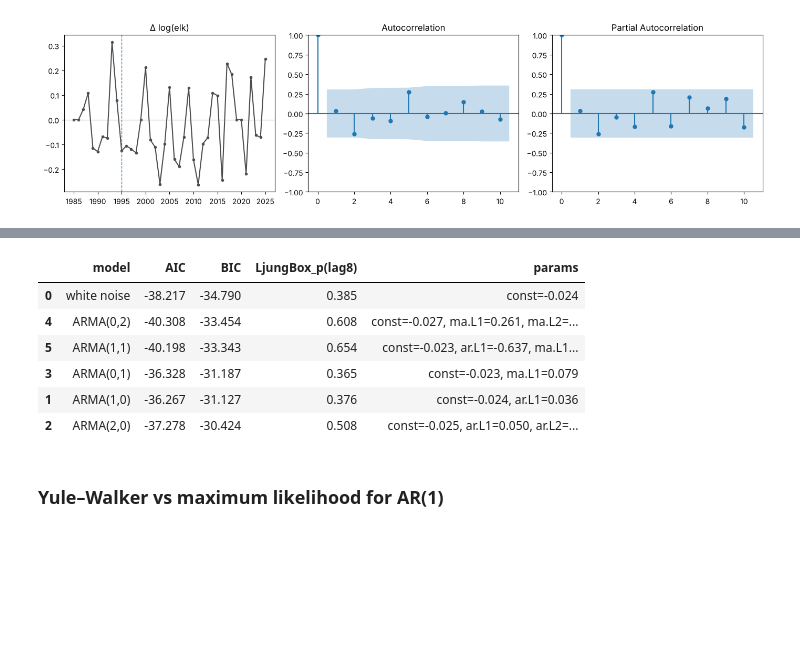
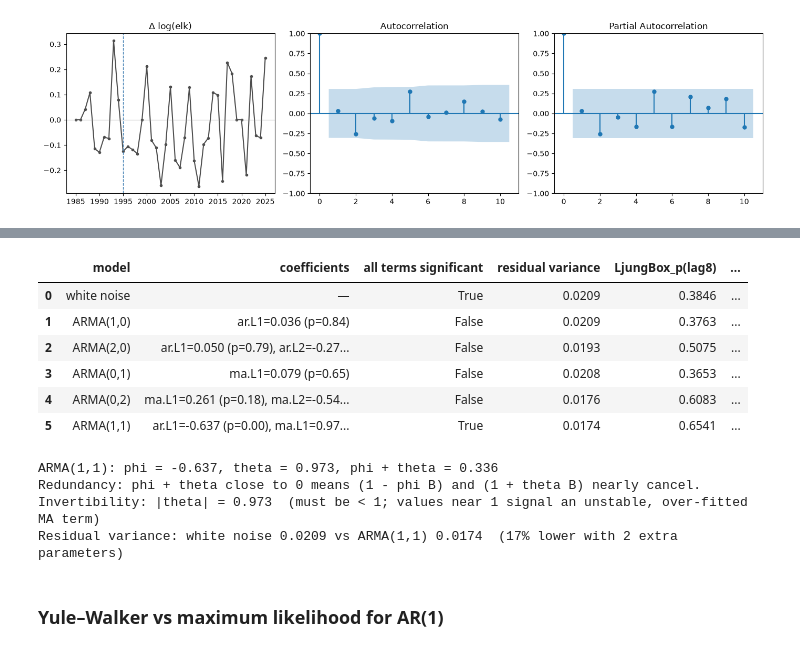
Before and after one commit to green-turtle18/yellowstone-tsa, a Jupyter notebook: notebooks/01_eda_stationarity_arma.ipynb, the cells around one changed output, grey strips where cells are left out. Drawn from its saved outputs; the diff is of its cells as text; code cells hidden in the pictures; blank space fills up the shorter version.

```diff
--- a/notebooks/01_eda_stationarity_arma.ipynb
+++ b/notebooks/01_eda_stationarity_arma.ipynb
@@ -102,6 +104,7 @@ rows = []
 for name, deg in [("linear", 1), ("quadratic", 2), ("cubic", 3)]:
     X = sm.add_constant(np.column_stack([t**k for k in range(1, deg + 1)]))
     m = sm.OLS(elk.values, X).fit()
-    rows.append({"model": name, "RSS": m.ssr, "AIC": m.aic, "BIC": m.bic, "adj_R2": m.rsquared_adj})
+    rows.append({"model": name, "RSS": m.ssr, "adj_R2": m.rsquared_adj,
+                 "highest-order term p": m.pvalues[-1]})
 pd.DataFrame(rows).round(3)
 # %% [output]
@@ -193,24 +226,39 @@ If scores are close, prefer the simpler model.
 # %%
 cands = [(0, 0), (1, 0), (2, 0), (0, 1), (0, 2), (1, 1)]
 rows, fits = [], {}
 for p_, q_ in cands:
     m = ARIMA(y, order=(p_, 0, q_), trend="c").fit()
     fits[(p_, q_)] = m
+    terms = [k for k in m.params.index if k.startswith(("ar.", "ma."))]
     lb = acorr_ljungbox(m.resid, lags=[8]).lb_pvalue.iloc[0]
     rows.append({"model": "white noise" if (p_, q_) == (0, 0) else f"ARMA({p_},{q_})",
-                 "AIC": m.aic, "BIC": m.bic, "LjungBox_p(lag8)": lb,
-                 "params": ", ".join(f"{k}={v:.3f}" for k, v in m.params.items() if k != "sigma2")})
-sel = pd.DataFrame(rows).sort_values("BIC").round(3)
-sel.to_csv(FIG / "06_arma_selection.csv", index=False)
+                 "coefficients": ", ".join(f"{k}={m.params[k]:.3f} (p={m.pvalues[k]:.2f})" for k in terms) or "—",
+                 "all terms significant": all(m.pvalues[k] < 0.05 for k in terms) if terms else True,
+                 "residual variance": m.params["sigma2"],
+                 "LjungBox_p(lag8)": lb, "white-noise residuals": lb > 0.05})
+sel = pd.DataFrame(rows).round(4)
+sel.to_csv(FIG / "06_arma_identification.csv", index=False)
 sel
 # %% [output]
-|  | model | AIC | BIC | LjungBox_p(lag8) | params |
-| 0 | white noise | -38.217 | -34.790 | 0.385 | const=-0.024 |
-| 4 | ARMA(0,2) | -40.308 | -33.454 | 0.608 | const=-0.027, ma.L1=0.261, ma.L2=... |
-| 5 | ARMA(1,1) | -40.198 | -33.343 | 0.654 | const=-0.023, ar.L1=-0.637, ma.L1... |
-| 3 | ARMA(0,1) | -36.328 | -31.187 | 0.365 | const=-0.023, ma.L1=0.079 |
-| 1 | ARMA(1,0) | -36.267 | -31.127 | 0.376 | const=-0.024, ar.L1=0.036 |
-| 2 | ARMA(2,0) | -37.278 | -30.424 | 0.508 | const=-0.025, ar.L1=0.050, ar.L2=... |
+|  | model | coefficients | all terms significant | residual variance | LjungBox_p(lag8) | ... |
+| 0 | white noise | — | True | 0.0209 | 0.3846 | ... |
+| 1 | ARMA(1,0) | ar.L1=0.036 (p=0.84) | False | 0.0209 | 0.3763 | ... |
+| 2 | ARMA(2,0) | ar.L1=0.050 (p=0.79), ar.L2=-0.27... | False | 0.0193 | 0.5075 | ... |
+| 3 | ARMA(0,1) | ma.L1=0.079 (p=0.65) | False | 0.0208 | 0.3653 | ... |
+| 4 | ARMA(0,2) | ma.L1=0.261 (p=0.18), ma.L2=-0.54... | False | 0.0176 | 0.6083 | ... |
+| 5 | ARMA(1,1) | ar.L1=-0.637 (p=0.00), ma.L1=0.97... | True | 0.0174 | 0.6541 | ... |
+# %%
+phi, theta = fits[(1, 1)].params["ar.L1"], fits[(1, 1)].params["ma.L1"]
+print(f"ARMA(1,1): phi = {phi:.3f}, theta = {theta:.3f}, phi + theta = {phi + theta:.3f}")
+print("Redundancy: phi + theta close to 0 means (1 - phi B) and (1 + theta B) nearly cancel.")
+print(f"Invertibility: |theta| = {abs(theta):.3f}  (must be < 1; values near 1 signal an unstable, over-fitted MA term)")
+v0, v11 = fits[(0, 0)].params["sigma2"], fits[(1, 1)].params["sigma2"]
+print(f"Residual variance: white noise {v0:.4f} vs ARMA(1,1) {v11:.4f}  ({100*(1-v11/v0):.0f}% lower with 2 extra parameters)")
+# %% [output]
+ARMA(1,1): phi = -0.637, theta = 0.973, phi + theta = 0.336
+Redundancy: phi + theta close to 0 means (1 - phi B) and (1 + theta B) nearly cancel.
+Invertibility: |theta| = 0.973  (must be < 1; values near 1 signal an unstable, over-fitted MA term)
+Residual variance: white noise 0.0209 vs ARMA(1,1) 0.0174  (17% lower with 2 extra parameters)
 # %% [markdown]
 ### Yule–Walker vs maximum likelihood for AR(1)
 # %%
```
Also changed, not shown: parts of 16 cells of this notebook, 12 other files.
